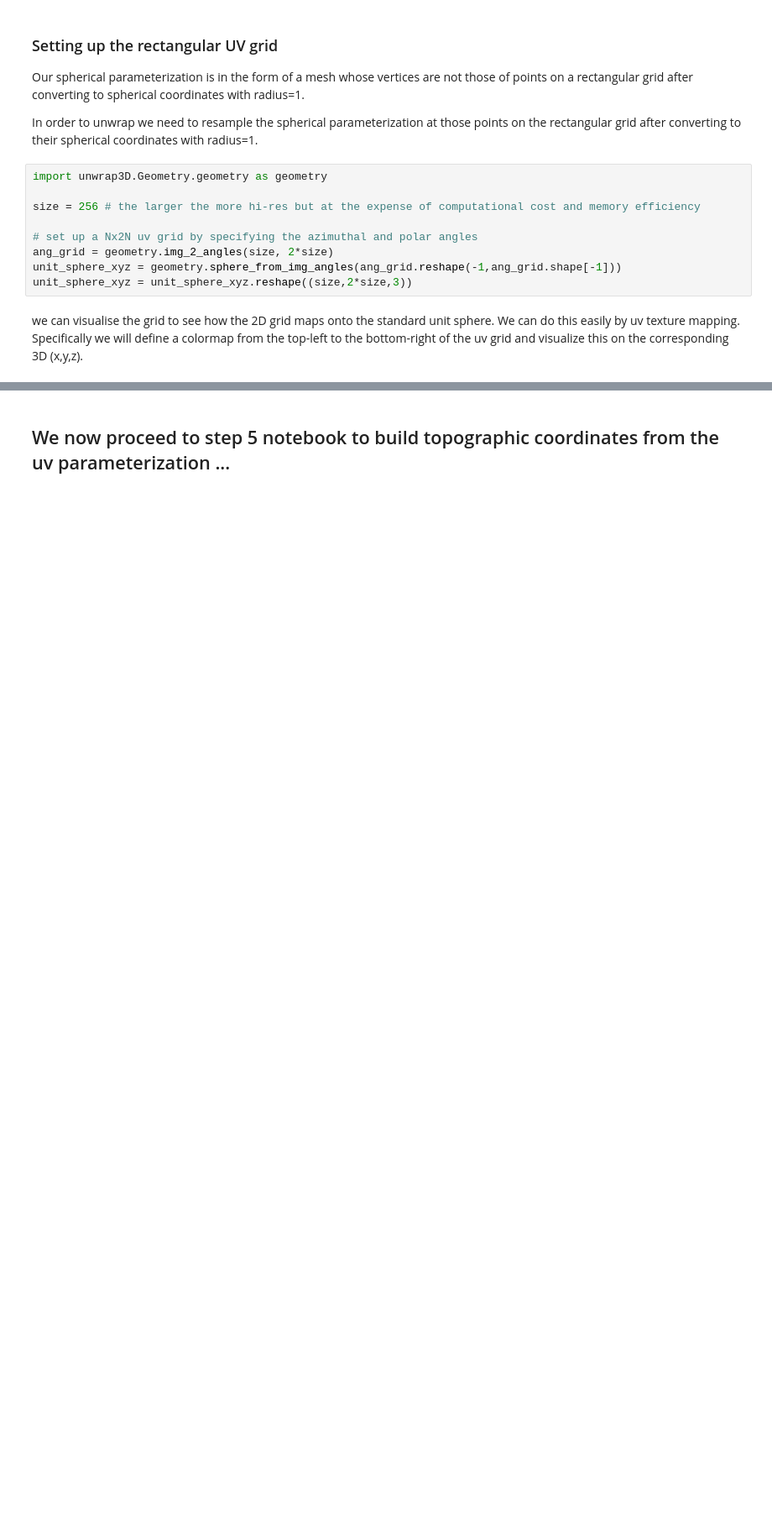
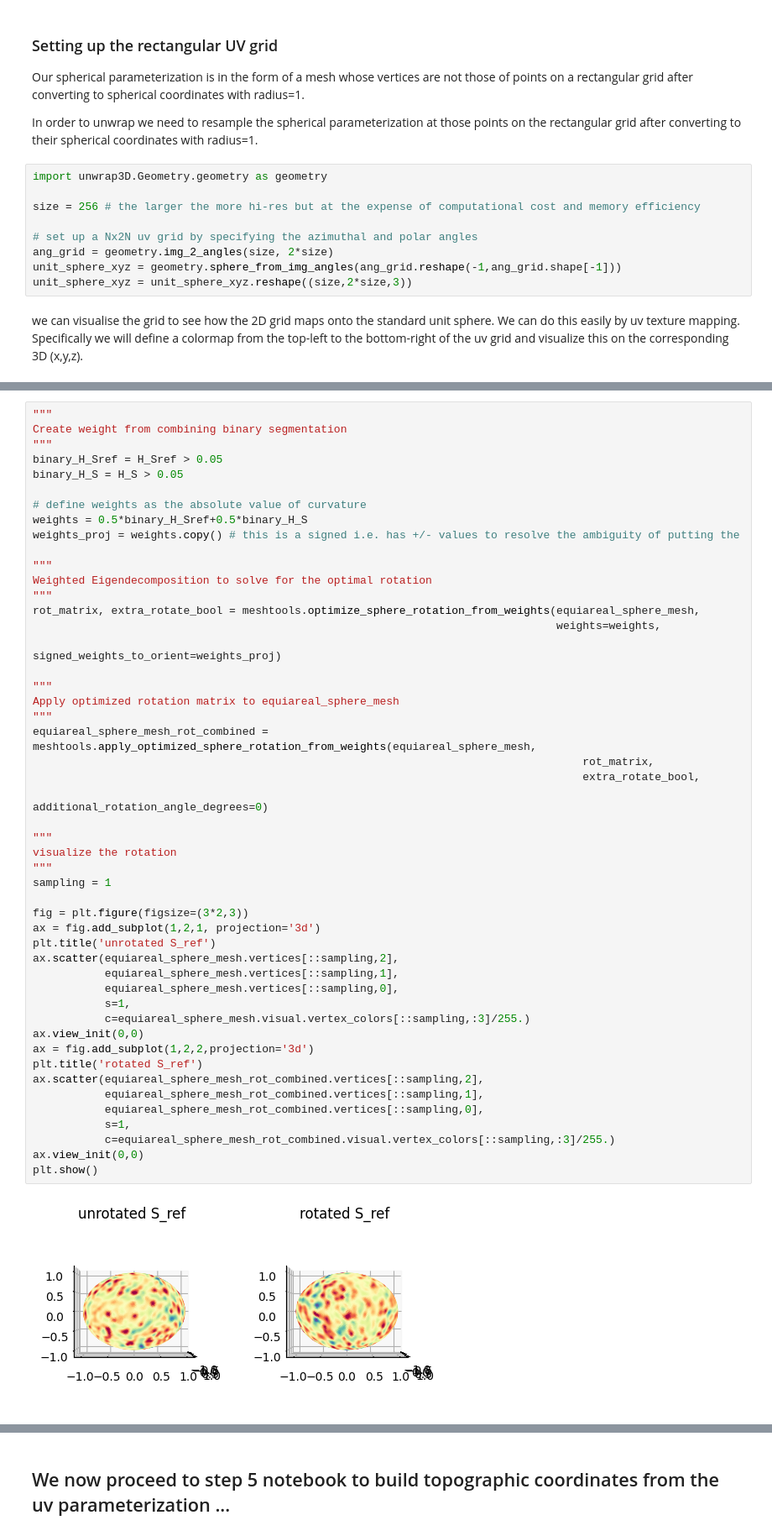
Before and after one commit to DanuserLab/u-unwrap3D, a Jupyter notebook: Step4_UV_mapping_surfaces_given_its_spherical_parameterization.ipynb, the cells around one changed output, grey strips where cells are left out. Shown at 84% size. Drawn from its saved outputs; the diff is of its cells as text; blank space fills up the shorter version.

```diff
--- a/Step4_UV_mapping_surfaces_given_its_spherical_parameterization.ipynb
+++ b/Step4_UV_mapping_surfaces_given_its_spherical_parameterization.ipynb
@@ -294,0 +270,51 @@ plt.show()
+# %%
+"""
+Create weight from combining binary segmentation
+"""
+binary_H_Sref = H_Sref > 0.05
+binary_H_S = H_S > 0.05
+
+# define weights as the absolute value of curvature
+weights = 0.5*binary_H_Sref+0.5*binary_H_S
+weights_proj = weights.copy() # this is a signed i.e. has +/- values to resolve the ambiguity of putting the
+
+"""
+Weighted Eigendecomposition to solve for the optimal rotation
+"""
+rot_matrix, extra_rotate_bool = meshtools.optimize_sphere_rotation_from_weights(equiareal_sphere_mesh,
+                                                                                weights=weights,
+                                                                                signed_weights_to_orient=weights_proj)
+
+"""
+Apply optimized rotation matrix to equiareal_sphere_mesh
+"""
+equiareal_sphere_mesh_rot_combined = meshtools.apply_optimized_sphere_rotation_from_weights(equiareal_sphere_mesh,
+                                                                                    rot_matrix,
+                                                                                    extra_rotate_bool,
+                                                                                    additional_rotation_angle_degrees=0)
+
+"""
+visualize the rotation
+"""
+sampling = 1
+
+fig = plt.figure(figsize=(3*2,3))
+ax = fig.add_subplot(1,2,1, projection='3d')
+plt.title('unrotated S_ref')
+ax.scatter(equiareal_sphere_mesh.vertices[::sampling,2],
+           equiareal_sphere_mesh.vertices[::sampling,1],
+           equiareal_sphere_mesh.vertices[::sampling,0],
+           s=1,
+           c=equiareal_sphere_mesh.visual.vertex_colors[::sampling,:3]/255.)
+ax.view_init(0,0)
+ax = fig.add_subplot(1,2,2,projection='3d')
+plt.title('rotated S_ref')
+ax.scatter(equiareal_sphere_mesh_rot_combined.vertices[::sampling,2],
+           equiareal_sphere_mesh_rot_combined.vertices[::sampling,1],
+           equiareal_sphere_mesh_rot_combined.vertices[::sampling,0],
+           s=1,
+           c=equiareal_sphere_mesh_rot_combined.visual.vertex_colors[::sampling,:3]/255.)
+ax.view_init(0,0)
+plt.show()
+# %% [output]
+[figure, added]
```
Also changed, not shown: parts of 35 cells of this notebook, 10 other files.
